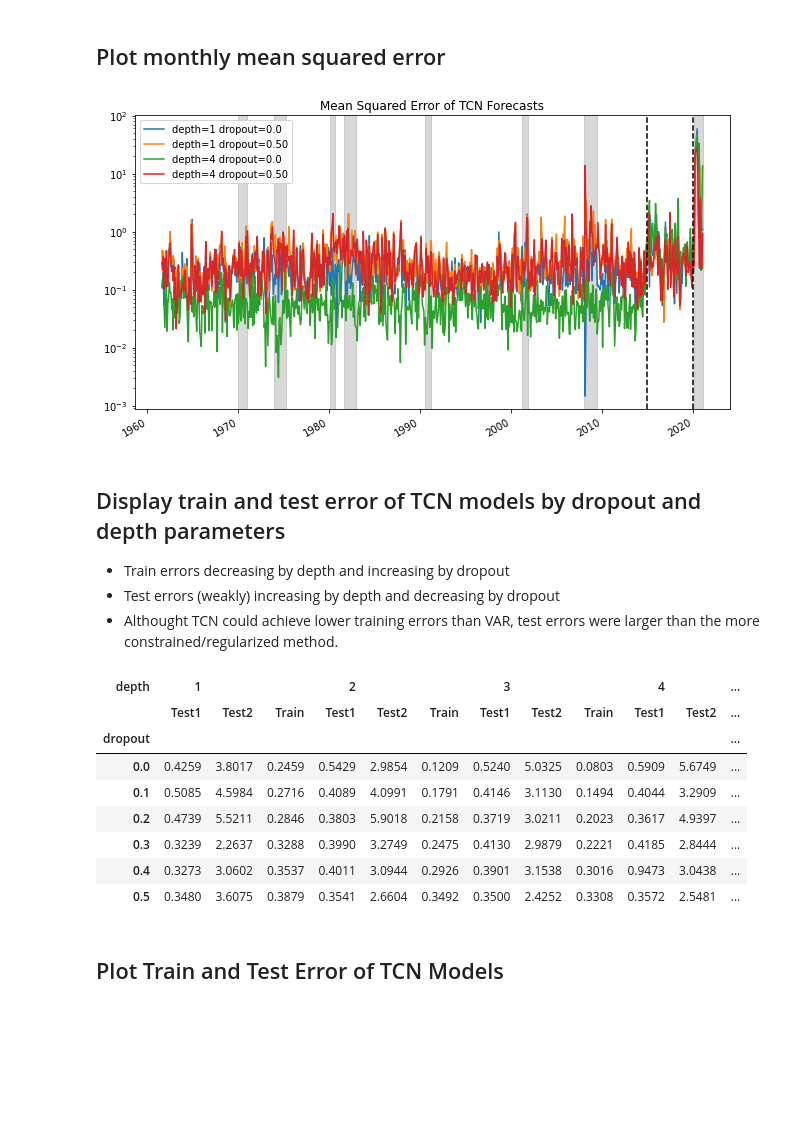
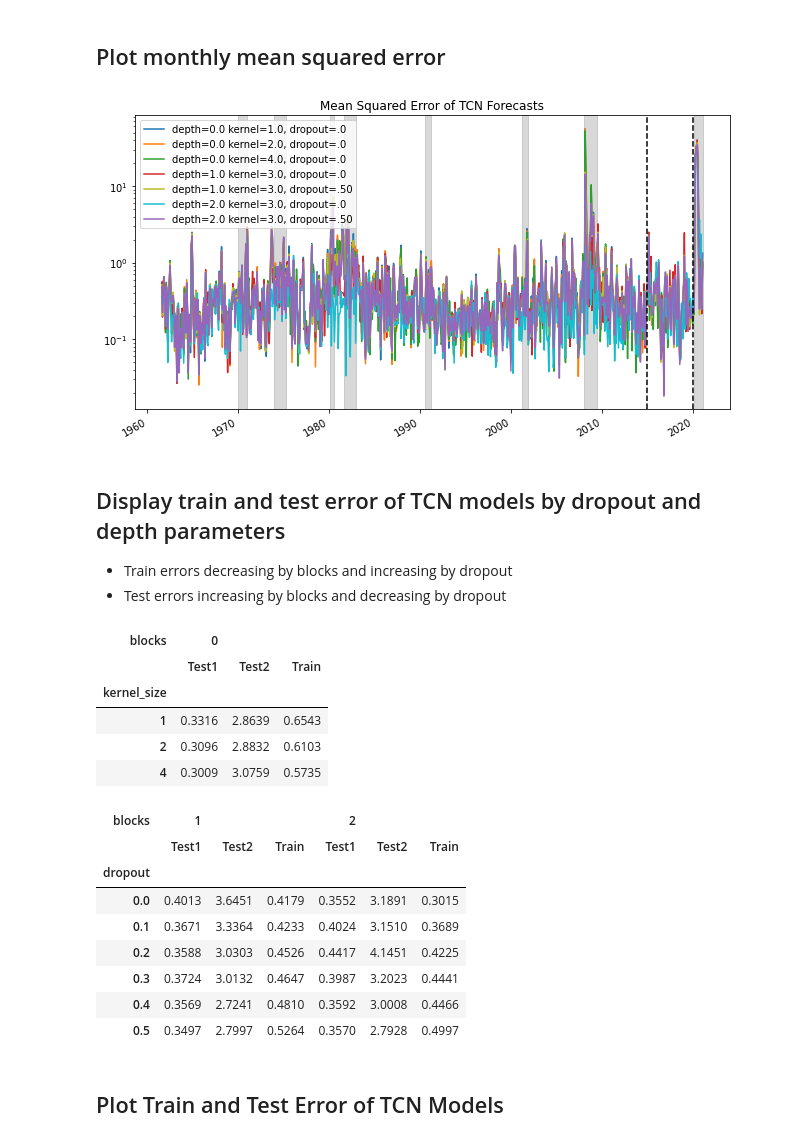
Before and after one commit to terence-lim/data-science-notebooks, a Jupyter notebook: approximate_factors.ipynb, the cells around one changed output. Saved outputs shown, nothing was run; the diff lists cells and outputs as text; code cells hidden in the pictures; blank space fills up the shorter version.

```diff
--- a/approximate_factors.ipynb
+++ b/approximate_factors.ipynb
@@ -173,8 +180,8 @@ from sklearn.decomposition import PCA
 pipe = Pipeline([('scaler', StandardScaler()), ('pca', PCA(r))])
 pipe.fit(x)                        # fit model on training data
 X = np.array(data.loc[sample])     # to transform on full sample data
-x, model = pcaEM(X, kmax=8, p=0, echo=False)  # replace missing (not outlier)
-factors = DataFrame(StandardScaler().fit_transform(pipe.transform(x)),
+X, model = pcaEM(X, kmax=8, p=0, echo=False)  # replace missing (not outlier)
+factors = DataFrame(StandardScaler().fit_transform(pipe.transform(X)),
                     index=pd.DatetimeIndex(sample.astype(str), freq='infer'),
                     columns=np.arange(1, 1+r))
 Series(pipe.named_steps['pca'].explained_variance_ratio_,
@@ -562,43 +577,55 @@ TCN(
 # %%
 fig, ax = plt.subplots(1, 1, figsize=(9, 5), num=1, clear=True)
 ax.set_yscale('log')
 legend = []
-for i, layer in enumerate([1, max(layers)]):
-    for j, dropout in enumerate([0, int(100*max(dropouts))]):
-        tcn_error[f"TCN{layer}_{dropout}"].plot(ax=ax, c=f'C{i*2+j}')
-        legend.append(f"depth={layer} dropout=0.{dropout}")
+for col, (modelname, parm) in enumerate(res.iterrows()):
+    if parm['dropout'] in [0.0, 0.5]:
+        tcn_error[modelname].plot(ax=ax, c=f'C{col}', ls='-')
+        legend.append(f"depth={parm['blocks']} kernel={parm['kernel_size']}, "
+                      f"dropout=.{100*parm['dropout']:.0f}")
 for a,b in vspans:
     if a >= train_index[maxlags]:
         ax.axvspan(a, min(b, max(test2_index)), alpha=0.3, color='grey')
 ax.set_title('Mean Squared Error of TCN Forecasts')
 ax.axvline(max(train_index), color='black', linestyle='--')
 ax.axvline(max(test1_index), color='black', linestyle='--')
 ax.legend(legend, loc='upper left')
 plt.tight_layout()
-plt.savefig(os.path.join(imgdir, 'tcnmse.jpg'))
+#plt.savefig(os.path.join(imgdir, 'tcnmse.jpg'))
 plt.show()
 # %% [output]
-[figure, old version]
+[figure, new version]
 # %% [markdown]
 ## Display train and test error of TCN models by dropout and depth parameters
-- Train errors decreasing by depth and increasing by dropout
-- Test errors (weakly) increasing by depth and decreasing by dropout
-- Althought TCN could achieve lower training errors than VAR, test errors were larger than the more constrained/regularized method.
+- Train errors decreasing by blocks and increasing by dropout
+- Test errors increasing by blocks and decreasing by dropout
+# %%
+res[res['blocks'].eq(0)]\
+    .rename(columns={s+' Error': s for s in ['Train','Test1','Test2']})\
+    .pivot(index=['kernel_size'], columns=['blocks']).drop(columns=['dropout'])\
+    .swaplevel(0, 1, 1).round(4).sort_index(axis=1)
+# %% [output]
+| blocks | 0 |  |  |
+|  | Test1 | Test2 | Train |
+| kernel_size |  |  |  |
+| 1 | 0.3316 | 2.8639 | 0.6543 |
+| 2 | 0.3096 | 2.8832 | 0.6103 |
+| 4 | 0.3009 | 3.0759 | 0.5735 |
 # %%
-res.astype({'depth':int})\
-   .rename(columns={s + ' Error': s for s in ['Train', 'Test1', 'Test2']})\
-   .pivot(index=['dropout'], columns=['depth'])\
-   .swaplevel(0, 1, 1).round(4).sort_index(axis=1)
+res[res['blocks'].gt(0)]\
+    .rename(columns={s+' Error': s for s in ['Train','Test1','Test2']})\
+    .pivot(index=['dropout'], columns=['blocks']).drop(columns=['kernel_size'])\
+    .swaplevel(0, 1, 1).round(4).sort_index(axis=1)
 # %% [output]
-| depth | 1 |  |  | 2 |  |  | 3 |  |  | 4 |  | ... |
-|  | Test1 | Test2 | Train | Test1 | Test2 | Train | Test1 | Test2 | Train | Test1 | Test2 | ... |
-| dropout |  |  |  |  |  |  |  |  |  |  |  | ... |
-| 0.0 | 0.4259 | 3.8017 | 0.2459 | 0.5429 | 2.9854 | 0.1209 | 0.5240 | 5.0325 | 0.0803 | 0.5909 | 5.6749 | ... |
-| 0.1 | 0.5085 | 4.5984 | 0.2716 | 0.4089 | 4.0991 | 0.1791 | 0.4146 | 3.1130 | 0.1494 | 0.4044 | 3.2909 | ... |
-| 0.2 | 0.4739 | 5.5211 | 0.2846 | 0.3803 | 5.9018 | 0.2158 | 0.3719 | 3.0211 | 0.2023 | 0.3617 | 4.9397 | ... |
-| 0.3 | 0.3239 | 2.2637 | 0.3288 | 0.3990 | 3.2749 | 0.2475 | 0.4130 | 2.9879 | 0.2221 | 0.4185 | 2.8444 | ... |
-| 0.4 | 0.3273 | 3.0602 | 0.3537 | 0.4011 | 3.0944 | 0.2926 | 0.3901 | 3.1538 | 0.3016 | 0.9473 | 3.0438 | ... |
-| 0.5 | 0.3480 | 3.6075 | 0.3879 | 0.3541 | 2.6604 | 0.3492 | 0.3500 | 2.4252 | 0.3308 | 0.3572 | 2.5481 | ... |
+| blocks | 1 |  |  | 2 |  |  |
+|  | Test1 | Test2 | Train | Test1 | Test2 | Train |
+| dropout |  |  |  |  |  |  |
+| 0.0 | 0.4013 | 3.6451 | 0.4179 | 0.3552 | 3.1891 | 0.3015 |
+| 0.1 | 0.3671 | 3.3364 | 0.4233 | 0.4024 | 3.1510 | 0.3689 |
+| 0.2 | 0.3588 | 3.0303 | 0.4526 | 0.4417 | 4.1451 | 0.4225 |
+| 0.3 | 0.3724 | 3.0132 | 0.4647 | 0.3987 | 3.2023 | 0.4441 |
+| 0.4 | 0.3569 | 2.7241 | 0.4810 | 0.3592 | 3.0008 | 0.4466 |
+| 0.5 | 0.3497 | 2.7997 | 0.5264 | 0.3570 | 2.7928 | 0.4997 |
 # %% [markdown]
 ## Plot Train and Test Error of TCN Models
 # %%
```
Also changed, not shown: parts of 13 cells of this notebook.
